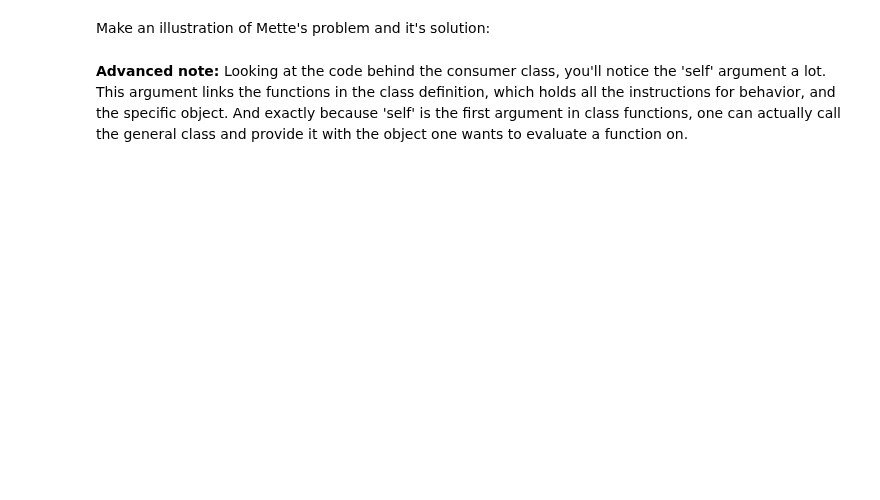
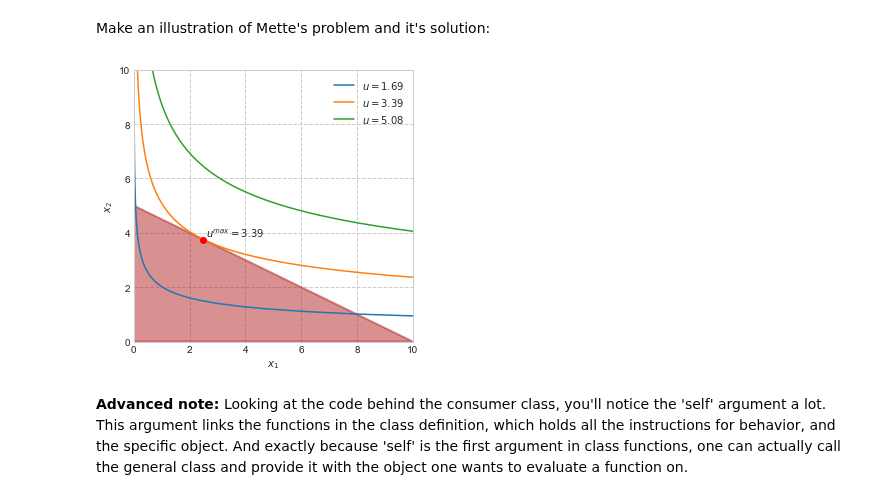
Before and after one commit to NumEconCopenhagen/IntroProg-lectures, a Jupyter notebook: 03/Optimize_print_and_plot.ipynb, the cells around one changed output. Drawn from its saved outputs; the diff is of its cells as text; code cells hidden in the pictures; blank space fills up the shorter version.

```diff
--- a/03/Optimize_print_and_plot.ipynb
+++ b/03/Optimize_print_and_plot.ipynb
@@ -845,13 +968,15 @@ print(mette)
 # %% [markdown]
 Make an illustration of Mette's problem and it's solution:
 # %%
-fig = plt.figure(figsize=(6,6))
+fig = plt.figure(figsize=(5,5))
 ax = fig.add_subplot(1,1,1)
 
 mette.plot_indifference_curves(ax)
 mette.plot_budgetset(ax)
 mette.plot_solution(ax)
 mette.plot_details(ax)
+# %% [output]
+[figure, added]
 # %% [markdown]
 **Advanced note:** Looking at the code behind the consumer class, you'll notice the 'self' argument a lot. This argument links the functions in the class definition, which holds all the instructions for behavior, and the specific object. And exactly because 'self' is the first argument in class functions, one can actually call the general class and provide it with the object one wants to evaluate a function on.
 # %%
```
Also changed, not shown: parts of 112 cells of this notebook, 5 other files.
